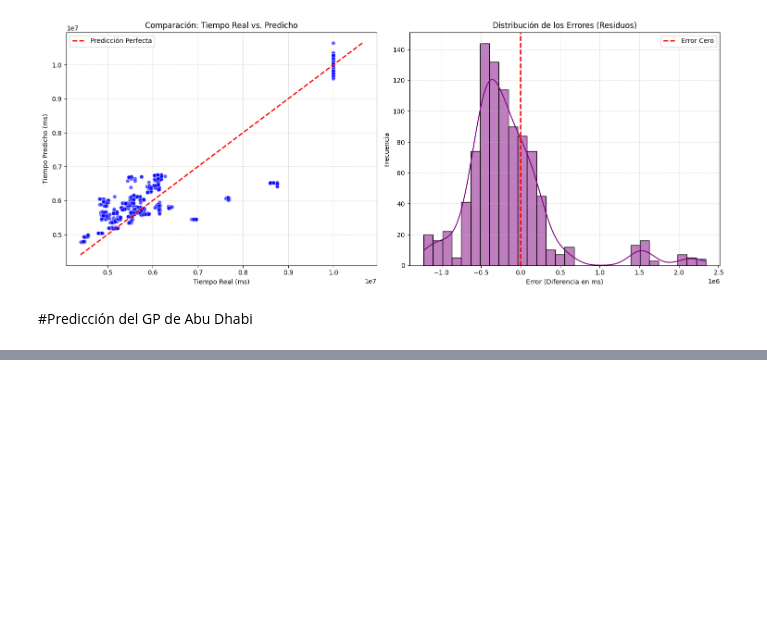
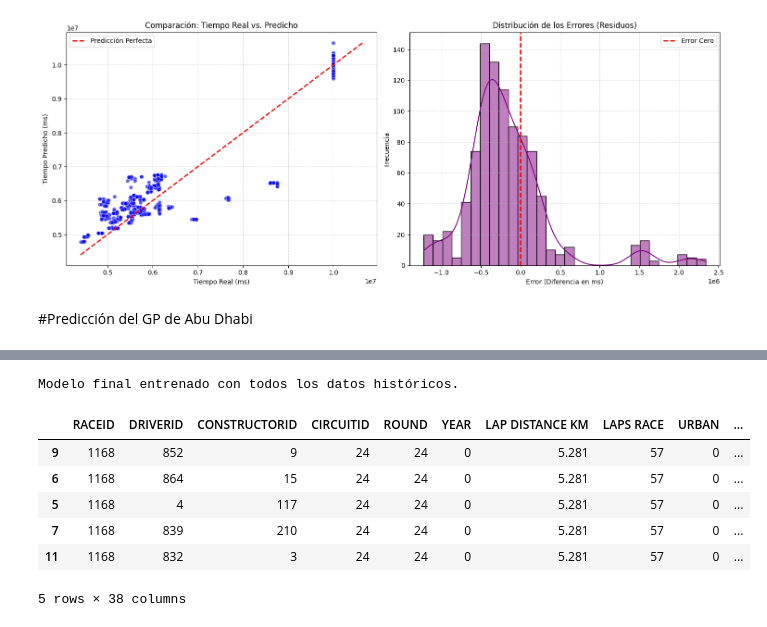
Before and after one commit to 100479095/Predictor_F1_2025, a Jupyter notebook: entrenamiento_modelo.ipynb, the cells around one changed output, grey strips where cells are left out. Drawn from its saved outputs; the diff is of its cells as text; code cells hidden in the pictures; blank space fills up the shorter version.

```diff
--- a/entrenamiento_modelo.ipynb
+++ b/entrenamiento_modelo.ipynb
@@ -268,3 +271,6 @@ plt.show()
 [figure]
 # %% [markdown]
 #Predicción del GP de Abu Dhabi
+# %%
+gp_data = pd.read_csv('f1_race_1168_data.csv')
+print(gp_data.head())
@@ -270,0 +295,16 @@ plt.show()
+# %%
+#Entrenamos el modelo con todos los datos
+
+X= df.drop(columns=cols_to_drop)
+y = np.log1p(df['MS RACE'])
+
+driver_ids_abu_dhabi = gp_data['DRIVERID'].copy()
+constructor_ids_abu_dhabi = gp_data['CONSTRUCTORID'].copy()
+
+# Eliminar la columna 'RACEID' y 'DRIVERID'. 'MS RACE' no existe en este dataset.
+# 'CONSTRUCTORID' debe mantenerse ya que es una característica categórica para el preprocesador.
+gp_data_cleaned = gp_data.drop(columns=['RACEID', 'DRIVERID'])
+
+#Confirmamos que tengan la misma forma
+#X.head()
+gp_data_cleaned.head()
@@ -270,0 +319,19 @@ plt.show()
+# %%
+final_model = grid_search.best_estimator_
+final_model.fit(X, y)
+
+print("Modelo final entrenado con todos los datos históricos.")
+
+y_pred_log = final_model.predict(gp_data_cleaned)
+y_pred = np.expm1(y_pred_log)
+gp_data['MS RACE'] = y_pred
+gp_data.sort_values(by='MS RACE').head()
+# %% [output]
+Modelo final entrenado con todos los datos históricos.
+|  | RACEID | DRIVERID | CONSTRUCTORID | CIRCUITID | ROUND | YEAR | LAP DISTANCE KM | LAPS RACE | URBAN | ... |
+| 9 | 1168 | 852 | 9 | 24 | 24 | 0 | 5.281 | 57 | 0 | ... |
+| 6 | 1168 | 864 | 15 | 24 | 24 | 0 | 5.281 | 57 | 0 | ... |
+| 5 | 1168 | 4 | 117 | 24 | 24 | 0 | 5.281 | 57 | 0 | ... |
+| 7 | 1168 | 839 | 210 | 24 | 24 | 0 | 5.281 | 57 | 0 | ... |
+| 11 | 1168 | 832 | 3 | 24 | 24 | 0 | 5.281 | 57 | 0 | ... |
+5 rows × 38 columns
```
Also changed, not shown: parts of 7 cells of this notebook.
